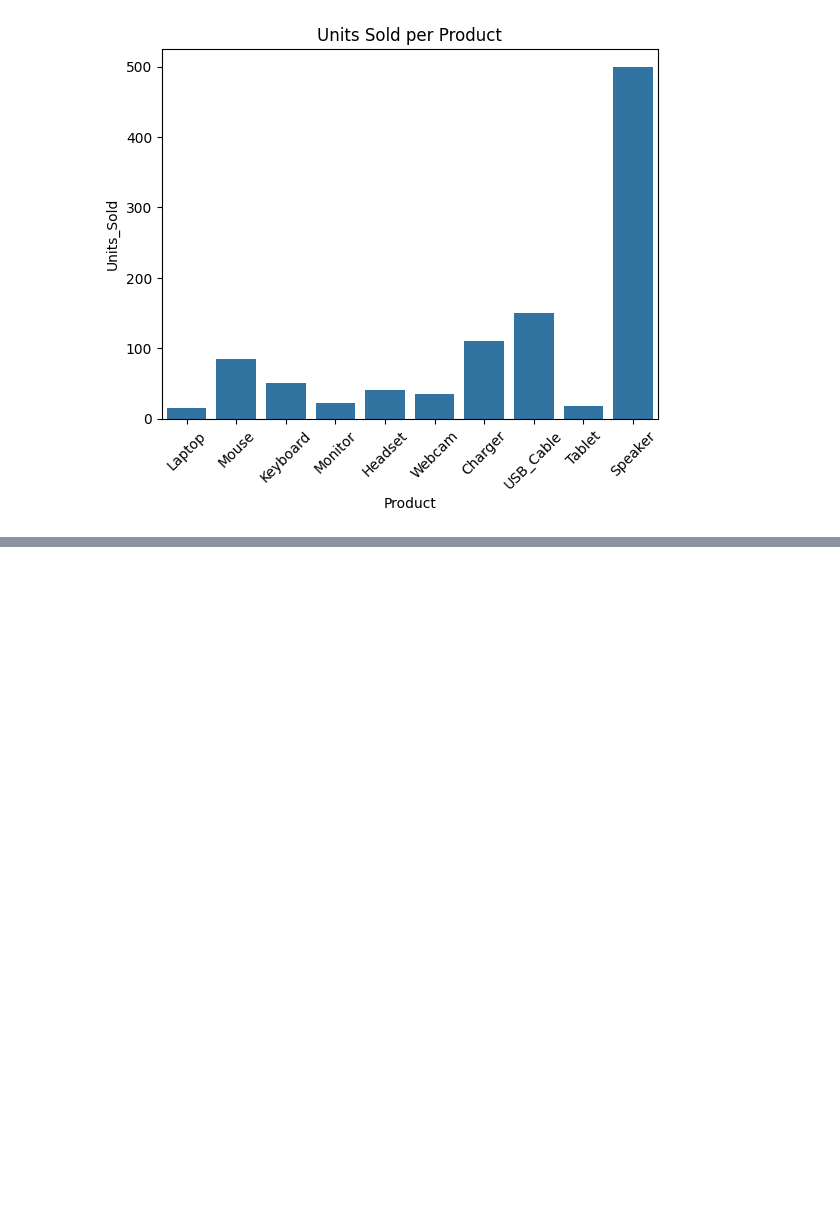
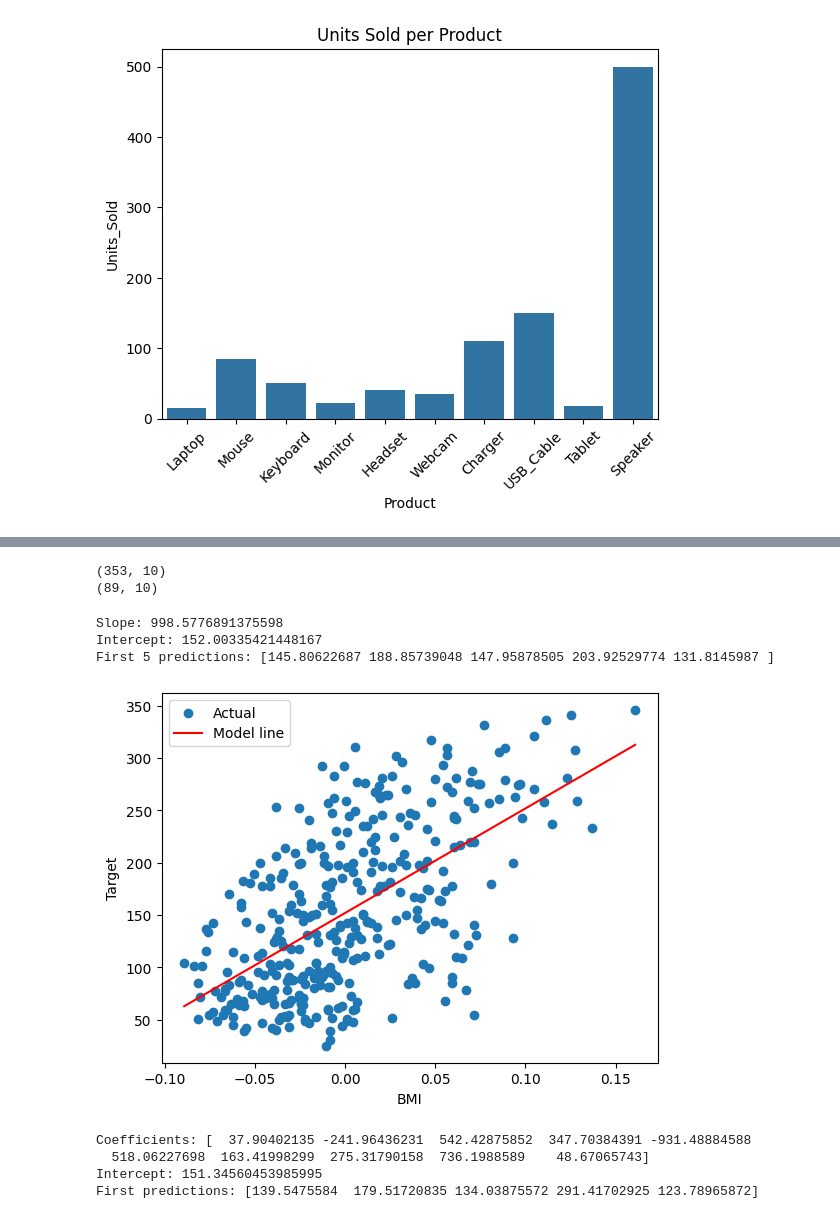
Before and after one commit to Dharanishh/dharanish_amypo, a Jupyter notebook: Dharanish.ipynb, the cells around one changed output, grey strips where cells are left out. Cells and saved outputs as stored; diff of their text form; code cells hidden in the pictures; blank space fills up the shorter version.

```diff
--- a/Dharanish.ipynb
+++ b/Dharanish.ipynb
@@ -78,0 +100,6 @@ dtype: int64
+# %%
+from sklearn.datasets import load_diabetes
+dataset = load_diabetes(as_frame=True)
+df = dataset.frame
+print(df.shape)
+df.head()
@@ -78,0 +114,6 @@ dtype: int64
+# %%
+X = df.drop(columns=["target"])
+y = df["target"]
+print("X shape:", X.shape)
+print("y shape:", y.shape)
+print(X.head())
@@ -78,0 +136,52 @@ dtype: int64
+# %%
+from sklearn.model_selection import train_test_split
+X_train, X_test, y_train, y_test = train_test_split(
+X, y, test_size=0.2, random_state=42)
+print(X_train.shape)
+print(X_test.shape)
+# %% [output]
+(353, 10)
+(89, 10)
+# %%
+from sklearn.linear_model import LinearRegression
+X1 = X[["bmi"]]
+Xtr, Xte, ytr, yte = train_test_split(
+X1, y, test_size=0.2, random_state=42
+)
+simple = LinearRegression()
+simple.fit(Xtr, ytr)
+pred = simple.predict(Xte)
+print("Slope:", simple.coef_[0])
+print("Intercept:", simple.intercept_)
+print("First 5 predictions:", pred[:5])
+# %% [output]
+Slope: 998.5776891375598
+Intercept: 152.00335421448167
+First 5 predictions: [145.80622687 188.85739048 147.95878505 203.92529774 131.8145987 ]
+# %%
+pred_train = simple.predict(Xtr)
+order = np.argsort(Xtr["bmi"].values)
+plt.scatter(Xtr["bmi"], ytr, label="Actual")
+plt.plot(
+Xtr["bmi"].values[order],
+pred_train[order],
+color="red", label="Model line"
+)
+plt.xlabel("BMI")
+plt.ylabel("Target")
+plt.legend()
+plt.show()
+# %% [output]
+[figure, added]
+# %%
+multiple = LinearRegression()
+multiple.fit(X_train, y_train)
+pred_multi = multiple.predict(X_test)
+print("Coefficients:", multiple.coef_)
+print("Intercept:", multiple.intercept_)
+print("First predictions:", pred_multi[:5])
+# %% [output]
+Coefficients: [  37.90402135 -241.96436231  542.42875852  347.70384391 -931.48884588
+  518.06227698  163.41998299  275.31790158  736.1988589    48.67065743]
+Intercept: 151.34560453985995
+First predictions: [139.5475584  179.51720835 134.03875572 291.41702925 123.78965872]
```
Also changed, not shown: parts of 7 cells of this notebook.
